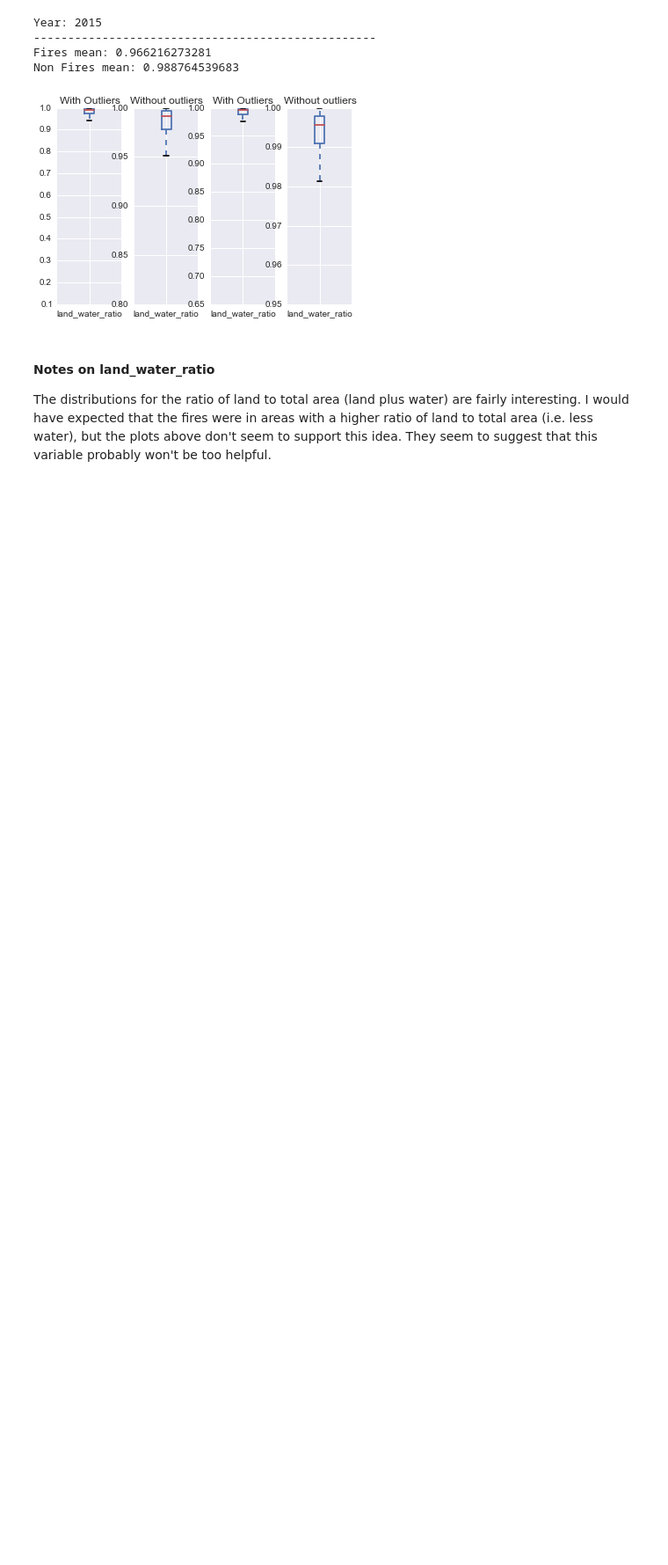
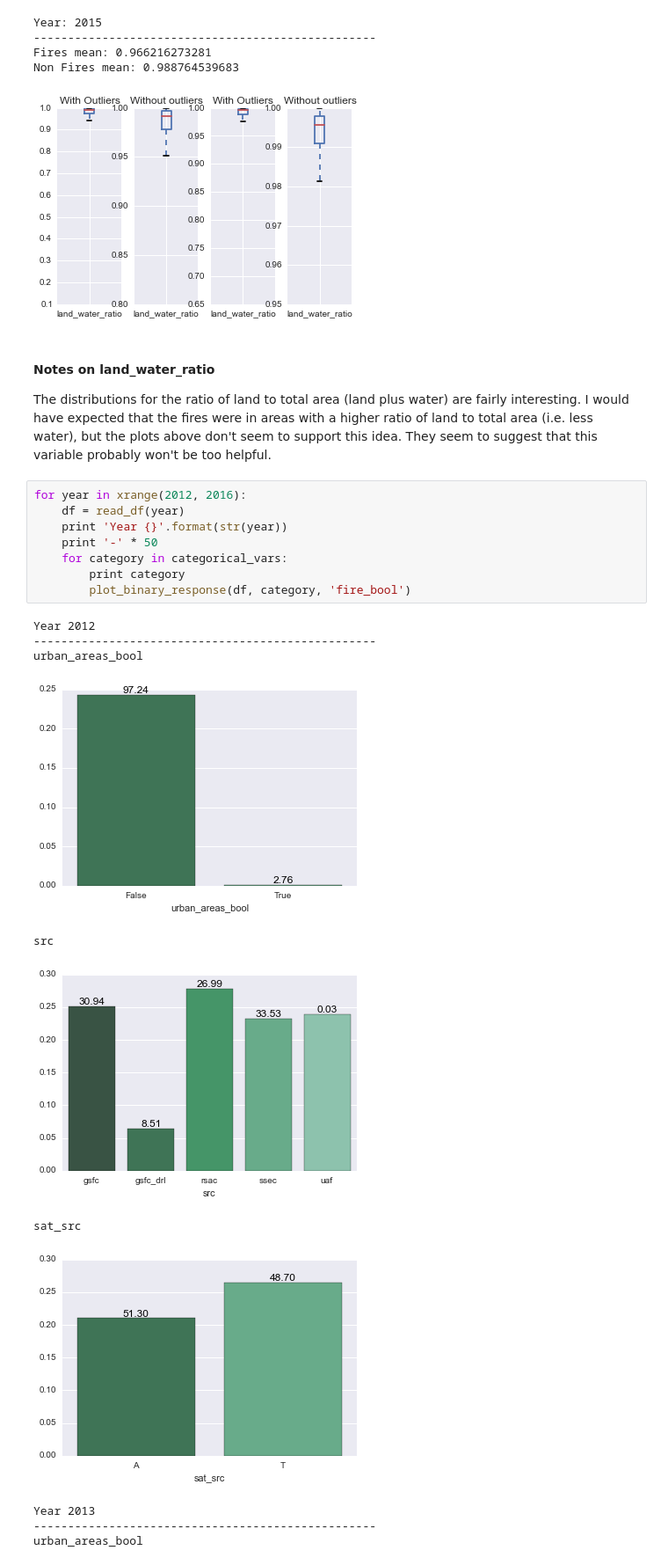
Before and after one commit to sallamander/forest-fires, a Jupyter notebook: code/eda-viz/in_proj/distribution_exploration.ipynb, the cells around one changed output. Shown at 88% size. Cells and saved outputs as stored; diff of their text form; blank space fills up the shorter version.

Commit message:
Add binary response dist plots w/ notes

```diff
--- a/code/eda-viz/in_proj/distribution_exploration.ipynb
+++ b/code/eda-viz/in_proj/distribution_exploration.ipynb
@@ -222,3 +222,23 @@ Non Fires mean: 0.988764539683
 #### Notes on land_water_ratio
 
 The distributions for the ratio of land to total area (land plus water) are fairly interesting. I would have expected that the fires were in areas with a higher ratio of land to total area (i.e. less water), but the plots above don't seem to support this idea. They seem to suggest that this variable probably won't be too helpful.
+# %%
+for year in xrange(2012, 2016):
+    df = read_df(year)
+    print 'Year {}'.format(str(year))
+    print '-' * 50
+    for category in categorical_vars:
+        print category
+        plot_binary_response(df, category, 'fire_bool')
+# %% [output]
+Year 2012
+--------------------------------------------------
+urban_areas_bool
+[figure, added]
+src
+[figure, added]
+sat_src
+[figure, added]
+Year 2013
+--------------------------------------------------
+urban_areas_bool
```
Also changed, not shown: parts of 3 cells of this notebook.
